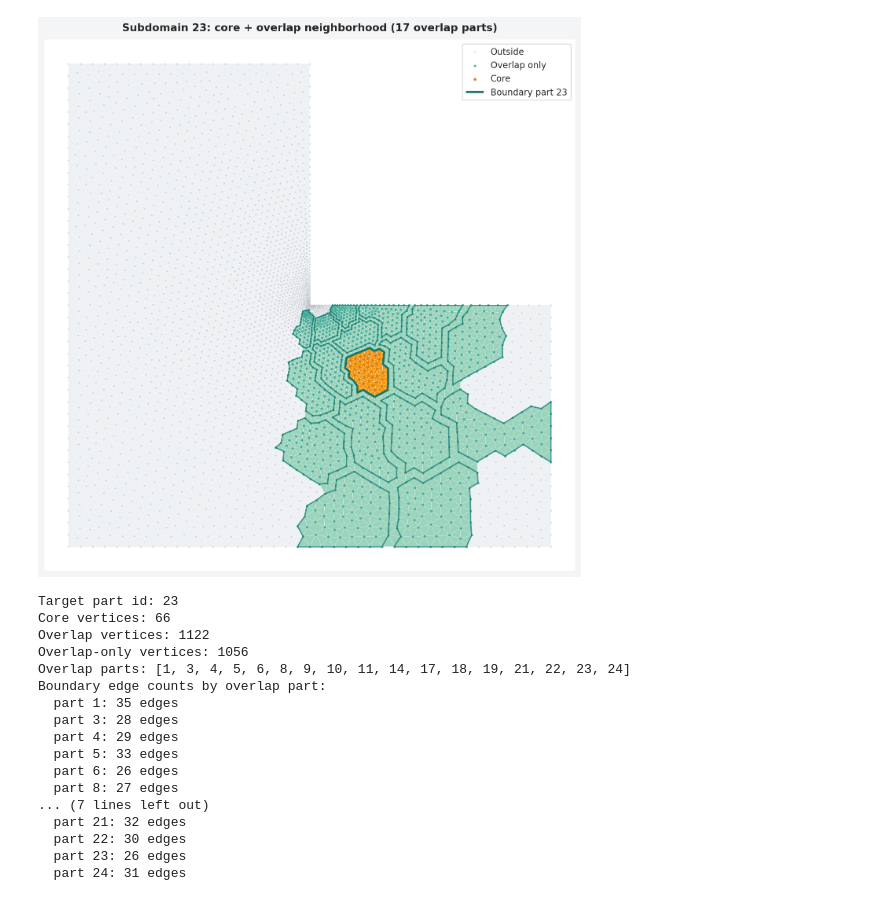
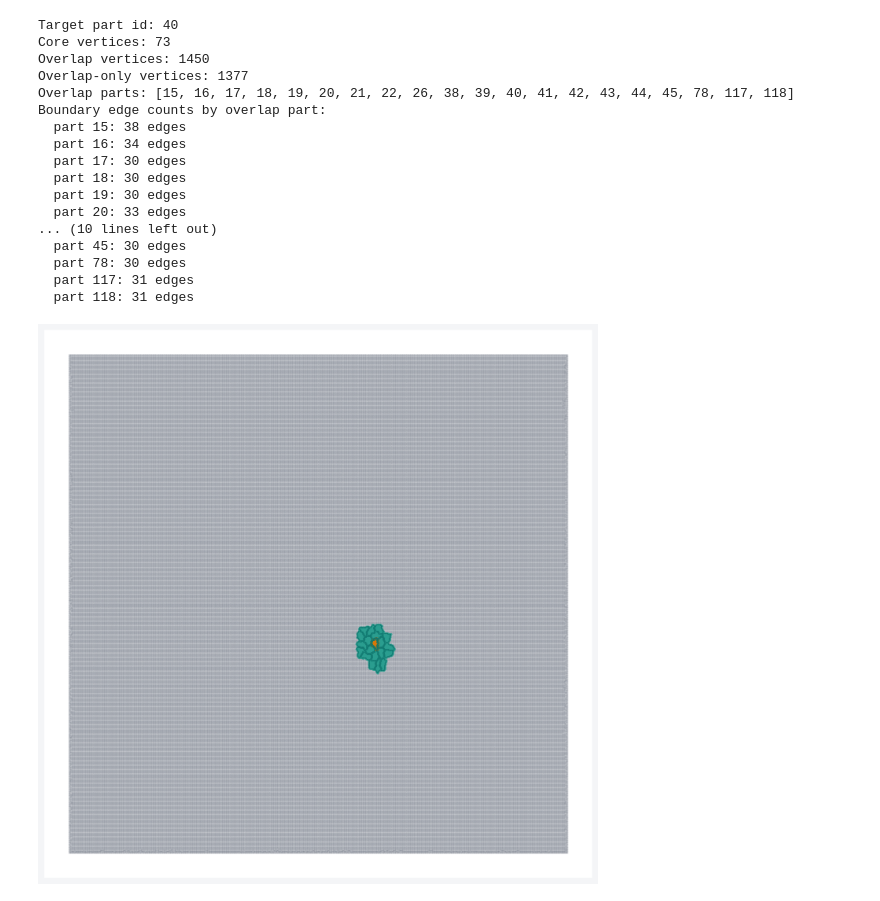
Before and after one commit to pentaery/Algebraic_CEM, a Jupyter notebook: script/neighours.ipynb, the cells around one changed output. Cells and saved outputs as stored; diff of their text form; code cells hidden in the pictures.

```diff
--- a/script/neighours.ipynb
+++ b/script/neighours.ipynb
@@ -65,9 +65,9 @@ def read_int_list(path):
 # -----------------------------
 # Config (edit target_part_id)
 # -----------------------------
-mesh_path = '../mesh/triangle.msh'
+mesh_path = '../mesh/rect02.msh'
 data_dir = '../data'
-target_part_id = 23
+target_part_id = 40
 
 nodes, elements = read_msh_file(mesh_path)
 node_ids = sorted(nodes.keys())
@@ -253,66 +253,66 @@ for p in sorted(overlap_parts):
         colors=[boundary_color],
         linewidths=lw,
         alpha=alpha,
         zorder=8,
         label=label,
     )
     ax.add_collection(boundary_lc)
 
 ax.set_aspect('equal')
-ax.set_title(
-    f'Subdomain {target_part_id}: core + overlap neighborhood ({len(overlap_parts)} overlap parts)',
-    pad=10,
-    fontweight='semibold',
-)
+# ax.set_title(
+#     f'Subdomain {target_part_id}: core + overlap neighborhood ({len(overlap_parts)} overlap parts)',
+#     pad=10,
+#     fontweight='semibold',
+# )
 ax.spines['top'].set_visible(False)
 ax.spines['right'].set_visible(False)
 ax.spines['bottom'].set_visible(False)
 ax.spines['left'].set_visible(False)
 ax.set_xticks([])
 ax.set_yticks([])
 ax.grid(False)
 
-handles, labels = ax.get_legend_handles_labels()
-if len(labels) > 16:
-    # Keep the main semantic labels and compress boundary labels when many.
-    keep = []
-    for h, l in zip(handles, labels):
-        if l in {'Outside', 'Overlap only', 'Core', f'Boundary part {target_part_id}'}:
-            keep.append((h, l))
-    handles = [x[0] for x in keep]
-    labels = [x[1] for x in keep]
+# handles, labels = ax.get_legend_handles_labels()
+# if len(labels) > 16:
+#     # Keep the main semantic labels and compress boundary labels when many.
+#     keep = []
+#     for h, l in zip(handles, labels):
+#         if l in {'Outside', 'Overlap only', 'Core', f'Boundary part {target_part_id}'}:
+#             keep.append((h, l))
+#     handles = [x[0] for x in keep]
+#     labels = [x[1] for x in keep]
 
-leg = ax.legend(handles, labels, loc='upper right', frameon=True, framealpha=0.95)
-leg.get_frame().set_edgecolor('#b5b5b5')
-leg.get_frame().set_linewidth(0.6)
+# leg = ax.legend(handles, labels, loc='upper right', frameon=True, framealpha=0.95)
+# leg.get_frame().set_edgecolor('#b5b5b5')
+# leg.get_frame().set_linewidth(0.6)
 
 plt.tight_layout()
-plt.show()
+plt.savefig('overlap4.png', dpi=150, bbox_inches='tight', pad_inches=0.1)
 
 print(f'Target part id: {target_part_id}')
 print(f'Core vertices: {len(core_vertices)}')
 print(f'Overlap vertices: {len(overlap_vertices)}')
 print(f'Overlap-only vertices: {len(overlap_only)}')
 print(f'Overlap parts: {sorted(overlap_parts)}')
 print('Boundary edge counts by overlap part:')
 for p in sorted(boundary_counts):
     print(f'  part {p}: {boundary_counts[p]} edges')
 # %% [output]
+Target part id: 40
+Core vertices: 73
+Overlap vertices: 1450
+Overlap-only vertices: 1377
+Overlap parts: [15, 16, 17, 18, 19, 20, 21, 22, 26, 38, 39, 40, 41, 42, 43, 44, 45, 78, 117, 118]
+Boundary edge counts by overlap part:
+  part 15: 38 edges
+  part 16: 34 edges
+  part 17: 30 edges
+  part 18: 30 edges
+  part 19: 30 edges
+  part 20: 33 edges
+... (10 lines left out)
+  part 45: 30 edges
+  part 78: 30 edges
+  part 117: 31 edges
+  part 118: 31 edges
-[figure, old version]
+[figure, new version]
-Target part id: 23
-Core vertices: 66
-Overlap vertices: 1122
-Overlap-only vertices: 1056
-Overlap parts: [1, 3, 4, 5, 6, 8, 9, 10, 11, 14, 17, 18, 19, 21, 22, 23, 24]
-Boundary edge counts by overlap part:
-  part 1: 35 edges
-  part 3: 28 edges
-  part 4: 29 edges
-  part 5: 33 edges
-  part 6: 26 edges
-  part 8: 27 edges
-... (7 lines left out)
-  part 21: 32 edges
-  part 22: 30 edges
-  part 23: 26 edges
-  part 24: 31 edges
```
Also changed, not shown: 44 other files.
